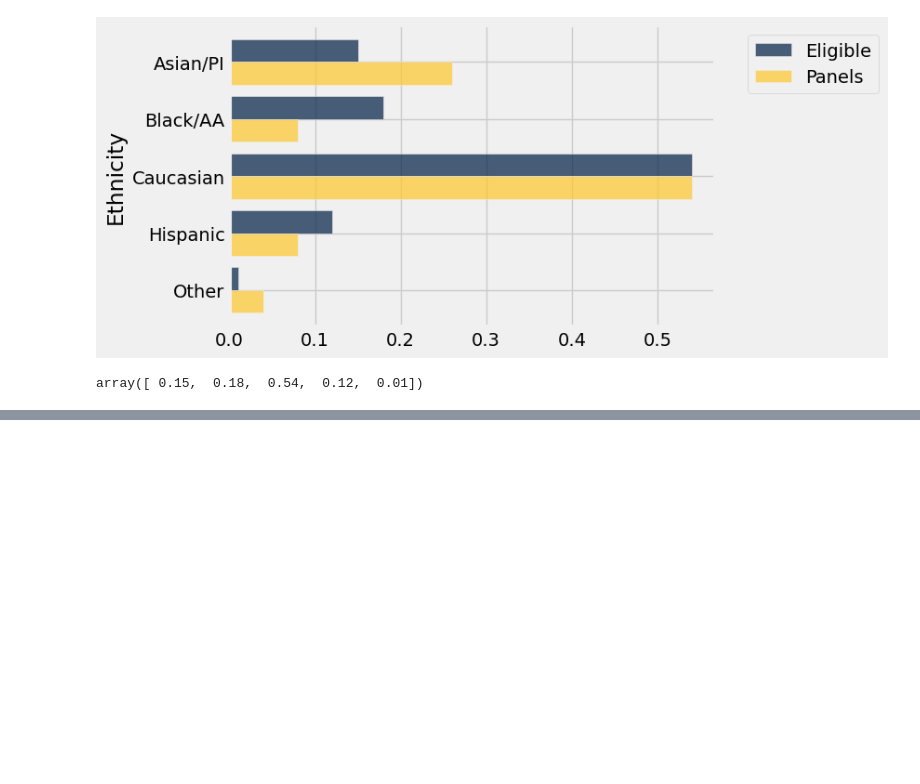
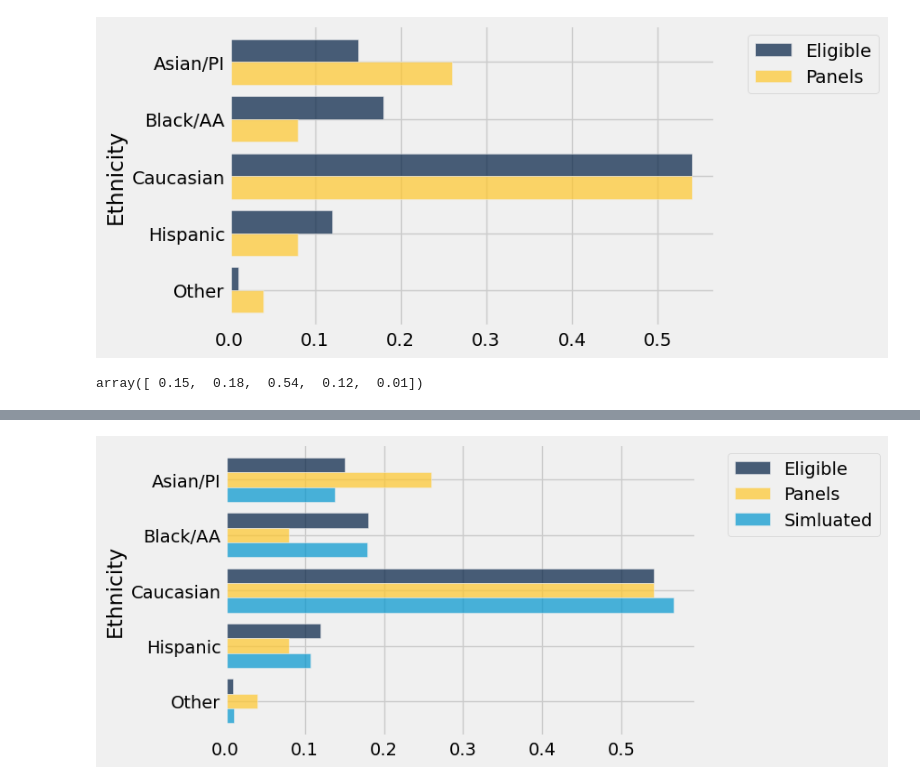
Before and after one commit to lawtonsclass/s26-code-from-class, a Jupyter notebook: data8/ch11.ipynb, the cells around one changed output, grey strips where cells are left out. Saved outputs shown, nothing was run; the diff lists cells and outputs as text; code cells hidden in the pictures; blank space fills up the shorter version.

```diff
--- a/data8/ch11.ipynb
+++ b/data8/ch11.ipynb
@@ -84,3 +84,7 @@ jury.barh('Ethnicity')
 jury.column('Eligible')
 # %% [output]
 array([ 0.15,  0.18,  0.54,  0.12,  0.01])
+# %%
+model = jury.column('Eligible')
+simulated = sample_proportions(1453, model)
+simulated
@@ -86,0 +93,3 @@ array([ 0.15,  0.18,  0.54,  0.12,  0.01])
+# %%
+jury_with_simulated = jury.with_column('Simluated', simulated)
+jury_with_simulated
@@ -86,0 +103,4 @@ array([ 0.15,  0.18,  0.54,  0.12,  0.01])
+# %%
+jury_with_simulated.barh('Ethnicity')
+# %% [output]
+[figure, added]
```
Also changed, not shown: parts of 10 cells of this notebook.
